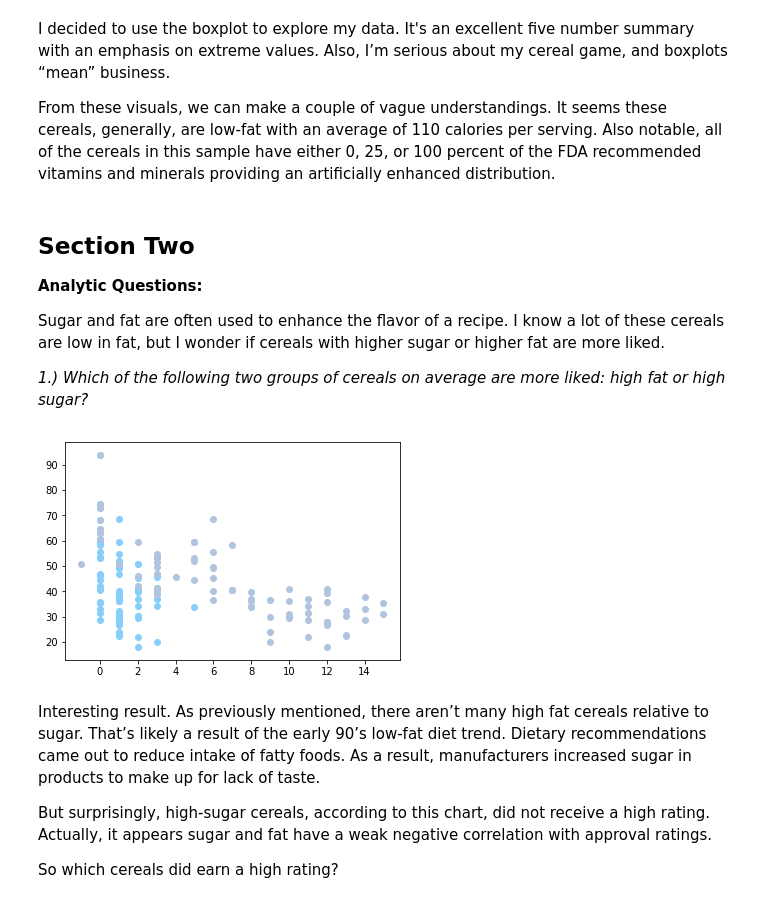
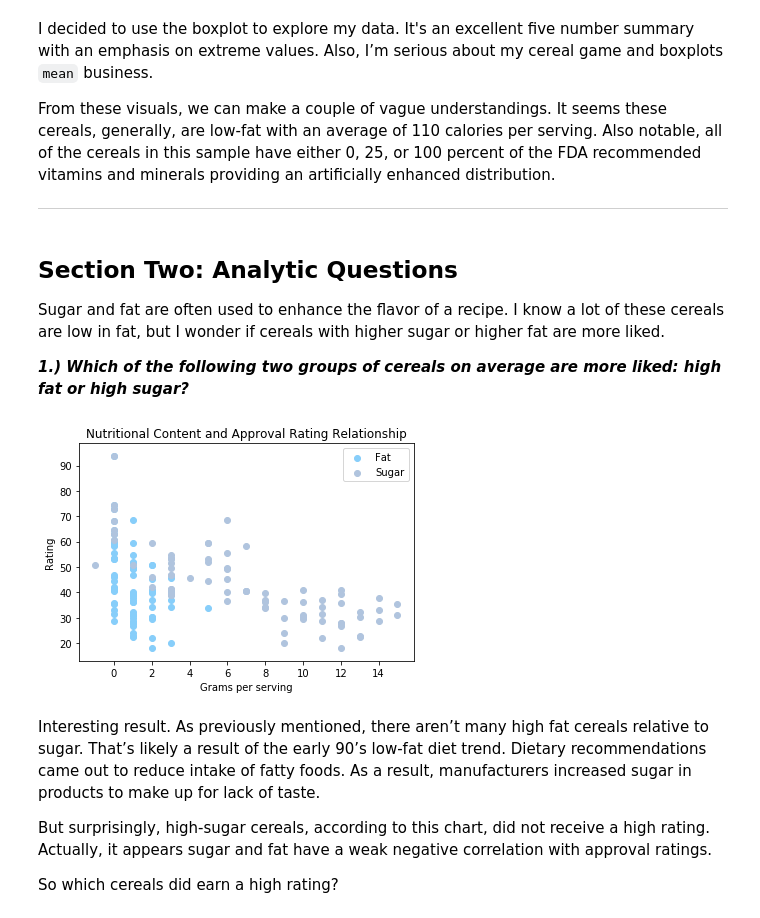
Before and after one commit to KellyCaldwell/Thinkful_Assignments, a Jupyter notebook: capstone_cereal.ipynb, the cells around one changed output. Saved outputs shown, nothing was run; the diff lists cells and outputs as text; code cells hidden in the pictures.

```diff
--- a/capstone_cereal.ipynb
+++ b/capstone_cereal.ipynb
@@ -76,28 +135,37 @@ plt.show()
 # %% [markdown]
-I decided to use the boxplot to explore my data. It's an excellent five number summary with an emphasis on extreme values. Also, I’m serious about my cereal game, and boxplots “mean” business.
+I decided to use the boxplot to explore my data. It's an excellent five number summary with an emphasis on extreme values. Also, I’m serious about my cereal game and boxplots `mean` business.
 
 From these visuals, we can make a couple of vague understandings. It seems these cereals, generally, are low-fat with an average of 110 calories per serving. Also notable, all of the cereals in this sample have either 0, 25, or 100 percent of the FDA recommended vitamins and minerals providing an artificially enhanced distribution.
+
+___
 # %% [markdown]
-## Section Two
-__Analytic Questions:__
+## Section Two: Analytic Questions
 
 Sugar and fat are often used to enhance the flavor of a recipe. I know a lot of these cereals are low in fat, but I wonder if cereals with higher sugar or higher fat are more liked.
 
-_1.) Which of the following two groups of cereals on average are more liked: high fat or high sugar?_
+__*1.) Which of the following two groups of cereals on average are more liked: high fat or high sugar?*__
 # %%
 plt.scatter(
     x=cereal['fat'],
     y=cereal['rating'],
-    color='lightskyblue')
+    color='lightskyblue',
+    label='Fat')
 
 plt.scatter(
     x=cereal['sugars'],
     y=cereal['rating'],
-    color='lightsteelblue')
+    color='lightsteelblue',
+    label='Sugar')
+
+plt.ylabel('Rating')
+plt.xlabel('Grams per serving')
+plt.title('Nutritional Content and Approval Rating Relationship')
+
+plt.legend(loc='upper right')
 
 plt.show()
 # %% [output]
-[figure, old version]
+[figure, new version]
 # %% [markdown]
 Interesting result. As previously mentioned, there aren’t many high fat cereals relative to sugar. That’s likely a result of the early 90’s low-fat diet trend. Dietary recommendations came out to reduce intake of fatty foods. As a result, manufacturers increased sugar in products to make up for lack of taste.
 
```
Also changed, not shown: parts of 9 cells of this notebook.
